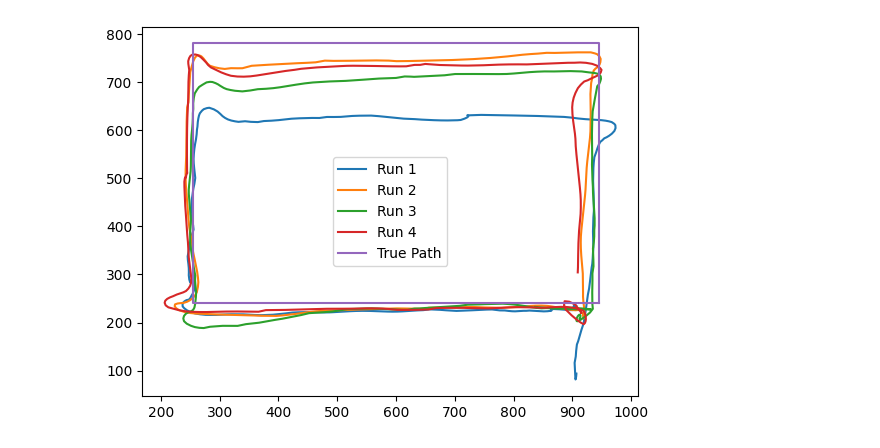
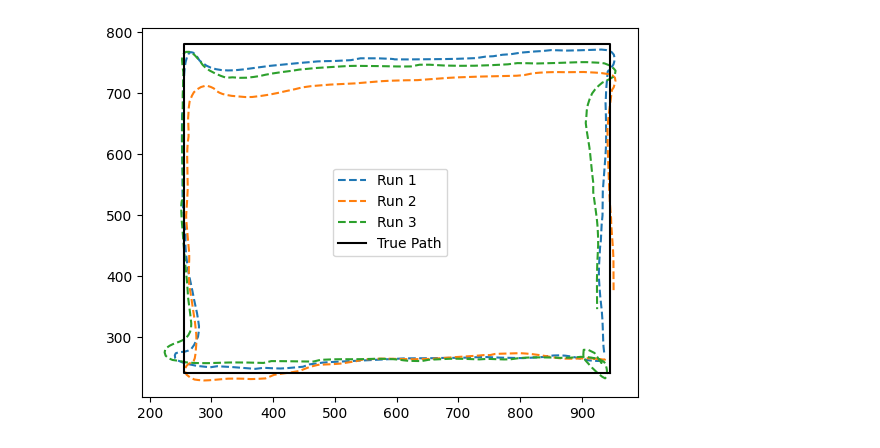
Before and after one commit to RyanJMah/fydp-rtls-server, a Jupyter notebook: data/report_data/analysis.ipynb, the cells around one changed output. Cells and saved outputs as stored; diff of their text form; code cells hidden in the pictures.

```diff
--- a/data/report_data/analysis.ipynb
+++ b/data/report_data/analysis.ipynb
@@ -28,30 +28,31 @@ df2 = pd.read_csv("pathfollow_run2_server_out.csv")
 df3 = pd.read_csv("pathfollow_run3_server_out.csv")
 df4 = pd.read_csv("pathfollow_run4_server_out.csv")
 # %%
+%matplotlib inline
 
 # Extract the x, y from the dataframe, filter out NaN
 
 x1 = df1['x'].dropna()
 y1 = df1['y'].dropna()
 
 x2 = df2['x'].dropna()
 y2 = df2['y'].dropna()
 
 x3 = df3['x'].dropna()
 y3 = df3['y'].dropna()
 
 x4 = df4['x'].dropna()
 y4 = df4['y'].dropna()
 
 # Plot the path
-plt.plot(x1, y1, label="Run 1")
-plt.plot(x2, y2, label="Run 2")
-plt.plot(x3, y3, label="Run 3")
-plt.plot(x4, y4, label="Run 4
+# plt.plot(x1, y1, label="Run 1")
+plt.plot(x2, y2, label="Run 1", linestyle="--")
+plt.plot(x3, y3, label="Run 2", linestyle="--")
+plt.plot(x4, y4, label="Run 3", linestyle="--")
 
-plt.plot(hardcoded_path[:,0], hardcoded_path[:,1], label="True Path")
+plt.plot(hardcoded_path[:,0], hardcoded_path[:,1], label="True Path", color="black", linestyle="-")
 plt.legend()
 
 plt.show()
 # %% [output]
-[figure, old version]
+[figure, new version]
```
Also changed, not shown: 4 other files.
